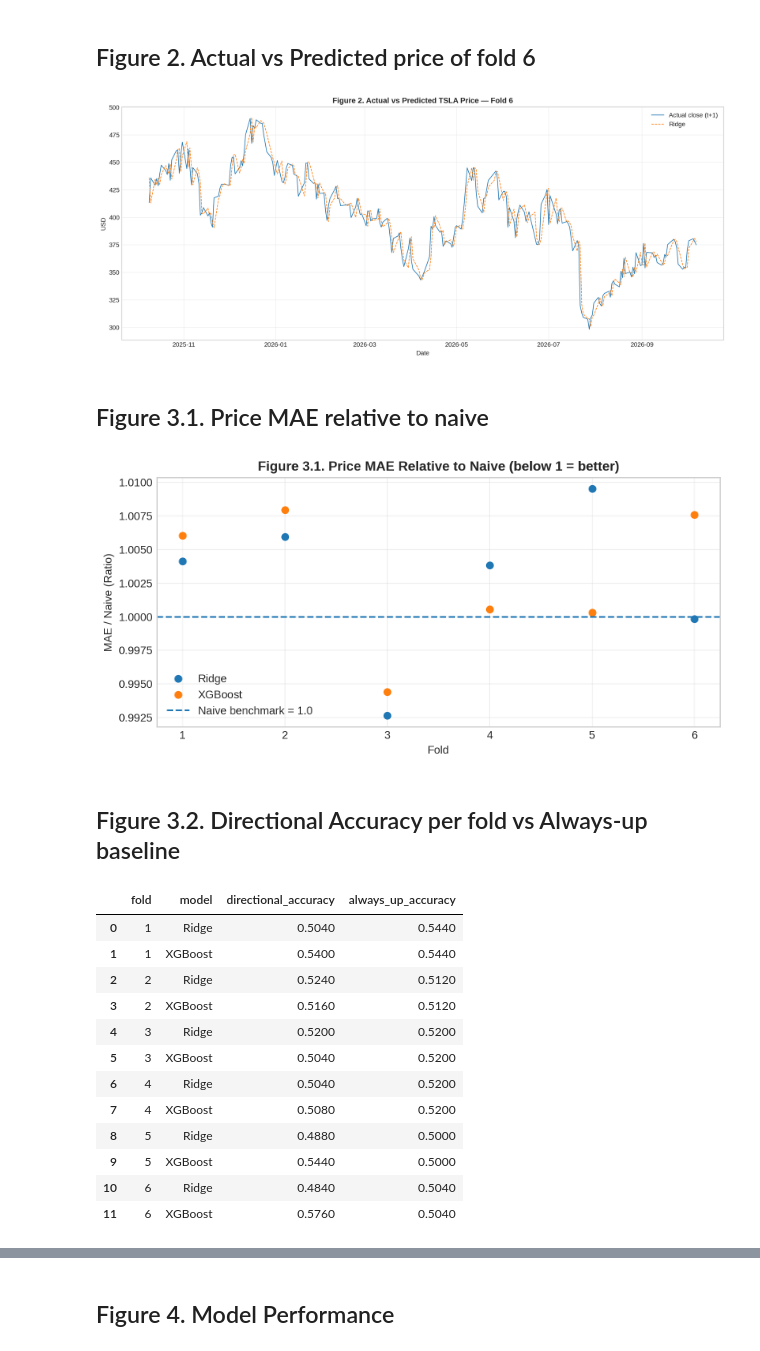
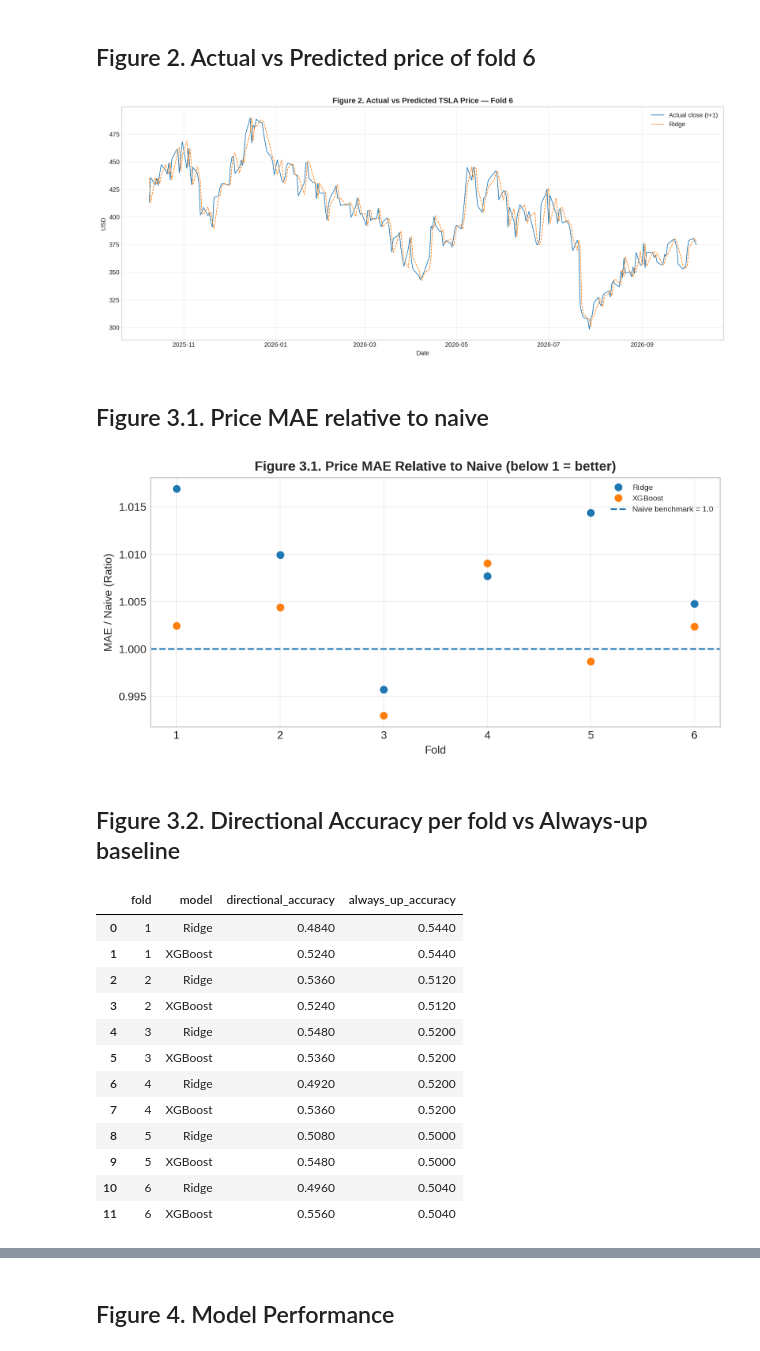
Before and after one commit to phhien203/ML-foundations, a Jupyter notebook: TSLA_Forecast_Evaluation_Hien.ipynb, the cells around one changed output, grey strips where cells are left out. Saved outputs shown, nothing was run; the diff lists cells and outputs as text; code cells hidden in the pictures.

```diff
--- a/TSLA_Forecast_Evaluation_Hien.ipynb
+++ b/TSLA_Forecast_Evaluation_Hien.ipynb
@@ -57,7 +57,7 @@ from sklearn.pipeline import make_pipeline
 plt.style.use('seaborn-v0_8-whitegrid' if 'seaborn-v0_8-whitegrid' in plt.style.available else 'default')
 pd.set_option('display.float_format', lambda x: '%.4f' % x)
 # %%
-START_DATE = '2016-01-01'
+START_DATE = '2016-10-08'
 END_DATE = '2026-10-09'
 TICKER = 'TSLA'
 
@@ -167,12 +168,23 @@ plt.show()
 ## Features Engineering
 # %%
 # lags
-df['lag_1'] = df['log_return'].shift(1)
-df['lag_2'] = df['log_return'].shift(2)
-df['lag_3'] = df['log_return'].shift(3)
-df['lag_5'] = df['log_return'].shift(5)
-df['lag_10'] = df['log_return'].shift(10)
-df['lag_20'] = df['log_return'].shift(20)
+# df['lag_1'] = df['log_return'].shift(1)
+# df['lag_2'] = df['log_return'].shift(2)
+# df['lag_3'] = df['log_return'].shift(3)
+# df['lag_5'] = df['log_return'].shift(5)
+# df['lag_10'] = df['log_return'].shift(10)
+# df['lag_20'] = df['log_return'].shift(20)
+
+df['lag_1'] = df['log_return'].shift(0)
+df['lag_2'] = df['log_return'].shift(1)
+df['lag_3'] = df['log_return'].shift(2)
+df['lag_4'] = df['log_return'].shift(3)
+df['lag_5'] = df['log_return'].shift(4)
+df['lag_6'] = df['log_return'].shift(5)
+df['lag_7'] = df['log_return'].shift(6)
+df['lag_8'] = df['log_return'].shift(7)
+df['lag_9'] = df['log_return'].shift(8)
+df['lag_10'] = df['log_return'].shift(9)
 
 # volatility
 df['volatility_5'] = df['log_return'].rolling(window=5).std()
@@ -204,9 +216,13 @@ feature_columns = [
     'lag_1',
     'lag_2',
     'lag_3',
+    'lag_4',
     'lag_5',
+    'lag_6',
+    'lag_7',
+    'lag_8',
+    'lag_9',
     'lag_10',
-    'lag_20',
     'volatility_5',
     'volatility_10',
     'volatility_20',
@@ -648,7 +679,7 @@ plt.tight_layout()
 plt.savefig("figure2_forecast_vs_actual.png", dpi=200)
 plt.show()
 # %% [output]
-[figure, old version]
+[figure, new version]
 # %% [markdown]
 ## Figure 3.1. Price MAE relative to naive
 # %%
@@ -663,35 +694,35 @@ fig, ax = plt.subplots(figsize=(8, 4))
 for model_name in ["Ridge", "XGBoost"]:
     ax.plot(
         ratio_table.index,
         ratio_table[model_name],
         marker="o",
         linestyle="None",
         label=model_name
     )
 
 ax.axhline(
     y=1,
     linestyle="--",
     label="Naive benchmark = 1.0"
 )
 
 ax.set_title(
     "Figure 3.1. Price MAE Relative to Naive (below 1 = better)",
     fontweight='bold',
     fontsize=12
 )
 
 ax.set_xlabel("Fold")
 ax.set_ylabel("MAE / Naive (Ratio)")
 ax.set_xticks(range(1, 7))
-ax.legend()
+ax.legend(loc='best', fontsize=7)
 ax.grid(alpha=0.3)
 
 plt.tight_layout()
 plt.savefig("figure31_mae_ratio_per_fold.png", dpi=200)
 plt.show()
 # %% [output]
-[figure, old version]
+[figure, new version]
 # %% [markdown]
 ## Figure 3.2. Directional Accuracy per fold vs Always-up baseline
 # %%
@@ -742,18 +773,18 @@ direction_df = pd.DataFrame(direction_results)
 display(direction_df.round(4))
 # %% [output]
 |  | fold | model | directional_accuracy | always_up_accuracy |
-| 0 | 1 | Ridge | 0.5040 | 0.5440 |
-| 1 | 1 | XGBoost | 0.5400 | 0.5440 |
-| 2 | 2 | Ridge | 0.5240 | 0.5120 |
-| 3 | 2 | XGBoost | 0.5160 | 0.5120 |
-| 4 | 3 | Ridge | 0.5200 | 0.5200 |
-| 5 | 3 | XGBoost | 0.5040 | 0.5200 |
-| 6 | 4 | Ridge | 0.5040 | 0.5200 |
-| 7 | 4 | XGBoost | 0.5080 | 0.5200 |
-| 8 | 5 | Ridge | 0.4880 | 0.5000 |
-| 9 | 5 | XGBoost | 0.5440 | 0.5000 |
-| 10 | 6 | Ridge | 0.4840 | 0.5040 |
-| 11 | 6 | XGBoost | 0.5760 | 0.5040 |
+| 0 | 1 | Ridge | 0.4840 | 0.5440 |
+| 1 | 1 | XGBoost | 0.5240 | 0.5440 |
+| 2 | 2 | Ridge | 0.5360 | 0.5120 |
+| 3 | 2 | XGBoost | 0.5240 | 0.5120 |
+| 4 | 3 | Ridge | 0.5480 | 0.5200 |
+| 5 | 3 | XGBoost | 0.5360 | 0.5200 |
+| 6 | 4 | Ridge | 0.4920 | 0.5200 |
+| 7 | 4 | XGBoost | 0.5360 | 0.5200 |
+| 8 | 5 | Ridge | 0.5080 | 0.5000 |
+| 9 | 5 | XGBoost | 0.5480 | 0.5000 |
+| 10 | 6 | Ridge | 0.4960 | 0.5040 |
+| 11 | 6 | XGBoost | 0.5560 | 0.5040 |
 # %%
 dir_pivot = direction_df.pivot(index='fold', columns='model', values='directional_accuracy')
 always_up = direction_df.groupby('fold')['always_up_accuracy'].first()
```
Also changed, not shown: parts of 14 cells of this notebook.
